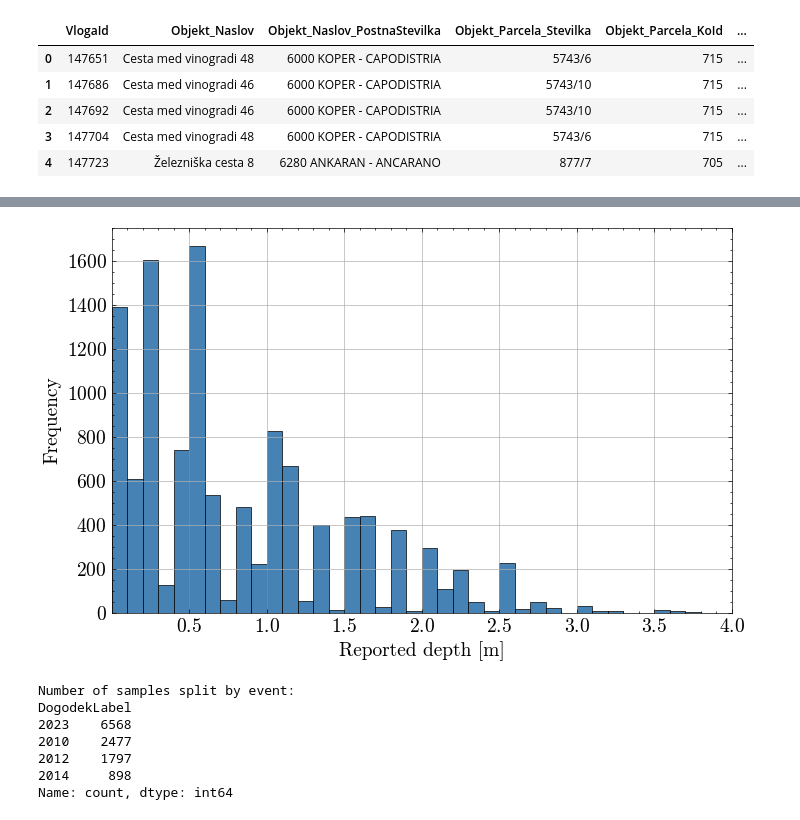
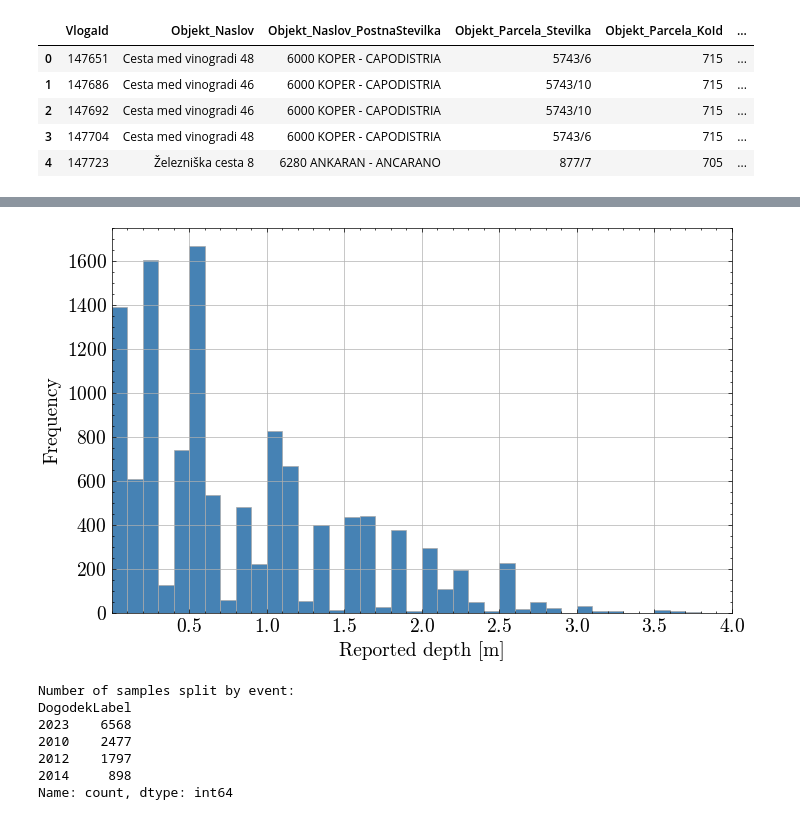
Before and after one commit to KubeljK/cvar-masters, a Jupyter notebook: notebooks/009-kk-compare-flood-depths-model-results.ipynb, the cells around one changed output, grey strips where cells are left out. Cells and saved outputs as stored; diff of their text form; code cells hidden in the pictures.

```diff
--- a/notebooks/009-kk-compare-flood-depths-model-results.ipynb
+++ b/notebooks/009-kk-compare-flood-depths-model-results.ipynb
@@ -89,19 +97,19 @@ plt.show()
 # %%
 plt.figure(figsize=(8, 5))
 
-plt.hist(df["measured_depth"], edgecolor="black", color="steelblue", linewidth=0.5, bins=np.linspace(0, 4, 41))
+plt.hist(df["measured_depth"], edgecolor="darkgrey", color="steelblue", linewidth=0.5, bins=np.linspace(0, 4, 41))
 plt.xlabel("Reported depth [m]")
 plt.ylabel("Frequency")
 plt.grid(True)
 plt.xlim(0, 4)
 
 # Set x-axis ticks at regular intervals (every 0.5m) to align with data
 plt.xticks(np.arange(0.5, 4.5, 0.5))
 
 # plt.show()
 plt.savefig("validation_depth_histogram.pdf", dpi=300, bbox_inches="tight")
 # %% [output]
-[figure, old version]
+[figure, new version]
 # %%
 # Show number of samples, split by event
 event_sample_counts = df["DogodekLabel"].value_counts()
```
Also changed, not shown: parts of 33 cells of this notebook, 4 other files.
